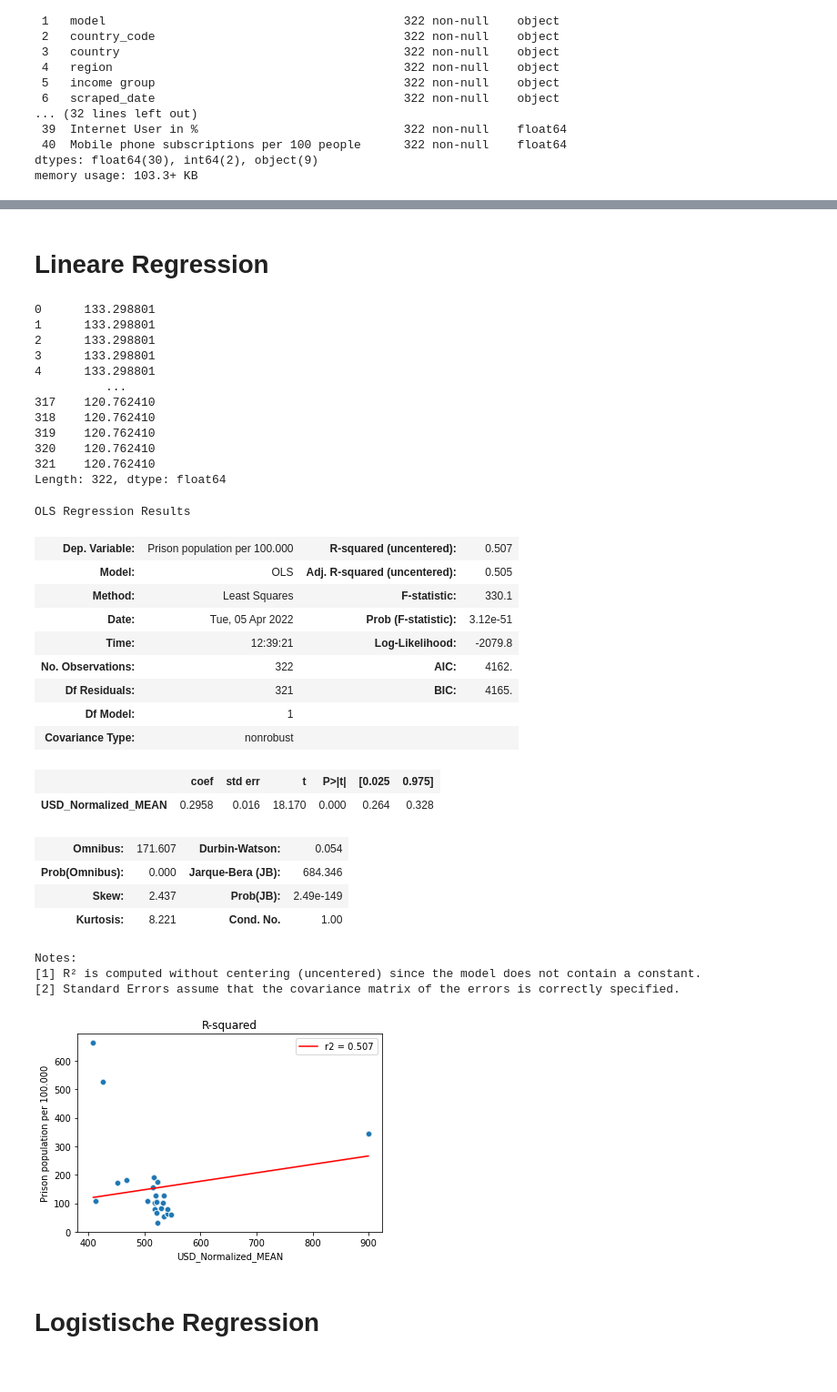
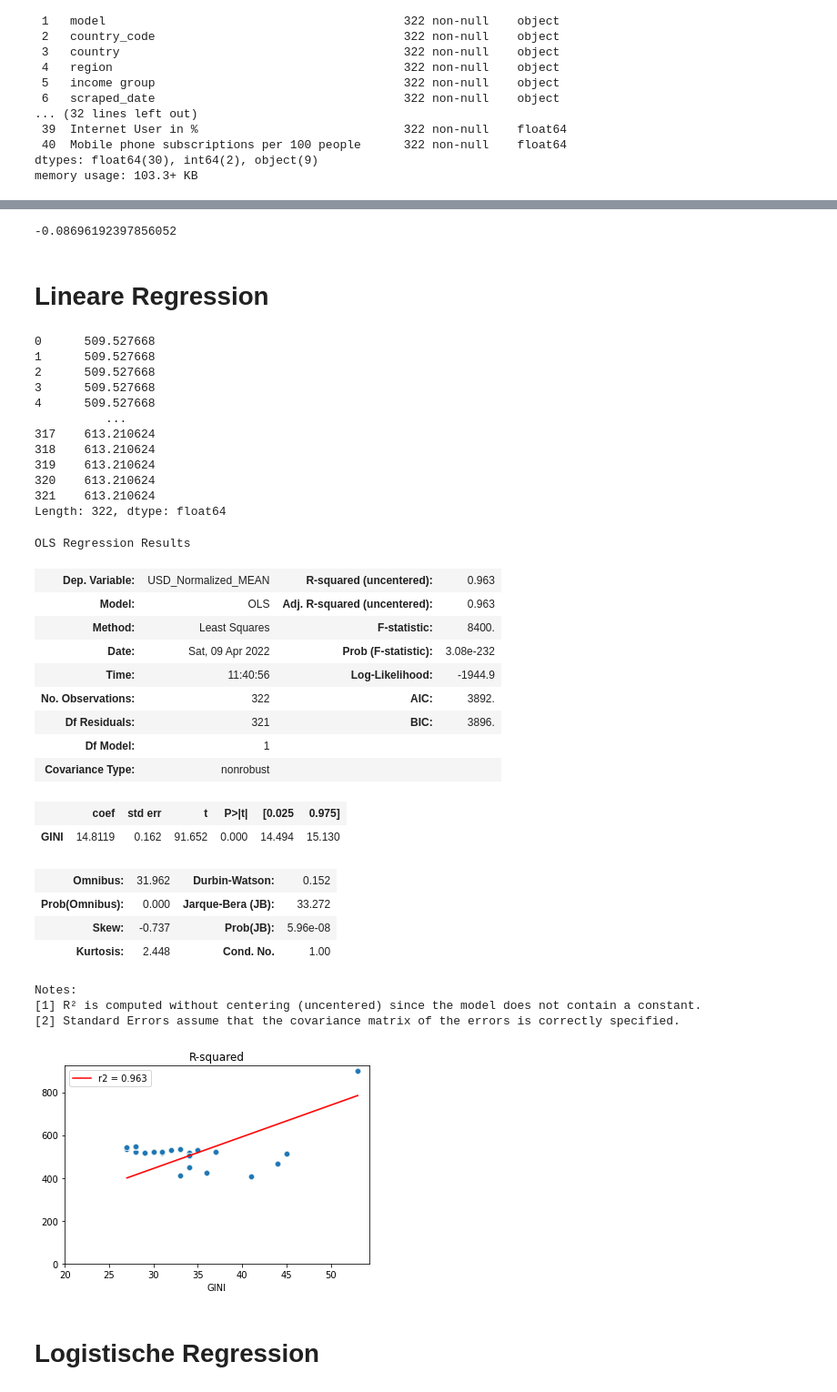
Before and after one commit to lsch0lz/businessintelligence, a Jupyter notebook: Analysis.ipynb, the cells around one changed output, grey strips where cells are left out. Shown: that part at 91% size. Saved outputs shown, nothing was run; the diff lists cells and outputs as text; code cells hidden in the pictures.

```diff
--- a/Analysis.ipynb
+++ b/Analysis.ipynb
@@ -41,61 +72,65 @@ memory usage: 103.3+ KB
+# %%
+df["USD_Normalized_MEAN"].corr(df["Prison population per 100.000"])
+# %% [output]
+-0.08696192397856052
 # %% [markdown]
 # Lineare Regression
 # %%
-y = df["Prison population per 100.000"]
-x = df["USD_Normalized_MEAN"]
+X = df["GINI"]
+y = df["USD_Normalized_MEAN"]
 # %%
 # x = sm.add_constant(x1)
-lm = sm.OLS(y,x).fit()
+lm = sm.OLS(y,X).fit()
 # %%
-lm.predict(x)
+lm.predict(X)
 # %% [output]
-0      133.298801
-1      133.298801
-2      133.298801
-3      133.298801
-4      133.298801
+0      509.527668
+1      509.527668
+2      509.527668
+3      509.527668
+4      509.527668
           ...
-317    120.762410
-318    120.762410
-319    120.762410
-320    120.762410
-321    120.762410
+317    613.210624
+318    613.210624
+319    613.210624
+320    613.210624
+321    613.210624
 Length: 322, dtype: float64
 # %%
 lm.summary()
 # %% [output]
 OLS Regression Results
-| Dep. Variable: | Prison population per 100.000 | R-squared (uncentered): | 0.507 |
-| Model: | OLS | Adj. R-squared (uncentered): | 0.505 |
-| Method: | Least Squares | F-statistic: | 330.1 |
-| Date: | Tue, 05 Apr 2022 | Prob (F-statistic): | 3.12e-51 |
-| Time: | 12:39:21 | Log-Likelihood: | -2079.8 |
-| No. Observations: | 322 | AIC: | 4162. |
-| Df Residuals: | 321 | BIC: | 4165. |
+| Dep. Variable: | USD_Normalized_MEAN | R-squared (uncentered): | 0.963 |
+| Model: | OLS | Adj. R-squared (uncentered): | 0.963 |
+| Method: | Least Squares | F-statistic: | 8400. |
+| Date: | Sat, 09 Apr 2022 | Prob (F-statistic): | 3.08e-232 |
+| Time: | 11:40:56 | Log-Likelihood: | -1944.9 |
+| No. Observations: | 322 | AIC: | 3892. |
+| Df Residuals: | 321 | BIC: | 3896. |
 | Df Model: | 1 |  |  |
 | Covariance Type: | nonrobust |  |  |
 |  | coef | std err | t | P>|t| | [0.025 | 0.975] |
-| USD_Normalized_MEAN | 0.2958 | 0.016 | 18.170 | 0.000 | 0.264 | 0.328 |
+| GINI | 14.8119 | 0.162 | 91.652 | 0.000 | 14.494 | 15.130 |
-| Omnibus: | 171.607 | Durbin-Watson: | 0.054 |
-| Prob(Omnibus): | 0.000 | Jarque-Bera (JB): | 684.346 |
-| Skew: | 2.437 | Prob(JB): | 2.49e-149 |
-| Kurtosis: | 8.221 | Cond. No. | 1.00 |
+| Omnibus: | 31.962 | Durbin-Watson: | 0.152 |
+| Prob(Omnibus): | 0.000 | Jarque-Bera (JB): | 33.272 |
+| Skew: | -0.737 | Prob(JB): | 5.96e-08 |
+| Kurtosis: | 2.448 | Cond. No. | 1.00 |
 Notes:
 [1] R² is computed without centering (uncentered) since the model does not contain a constant.
 [2] Standard Errors assume that the covariance matrix of the errors is correctly specified.
 # %%
 # plotting the data points
-sns.scatterplot(x=df['USD_Normalized_MEAN'], y=y)
+sns.scatterplot(x=df['GINI'], y=y)
 #plotting the line
-sns.lineplot(x=df['USD_Normalized_MEAN'],y=lm.predict(x), color='red', label="r2 = 0.507")
+sns.lineplot(x=df['GINI'],y=lm.predict(X), color='red', label="r2 = 0.963")
 #axes
-plt.xlim(380)
+plt.xlim(20)
 plt.ylim(0)
 plt.title("R-squared")
 # plt.legend("r2", loc="lower right")
 plt.show()
 # %% [output]
-[figure, old version]
+[figure, new version]
 # %% [markdown]
 # Logistische Regression
 # %%
```
Also changed, not shown: parts of 27 cells of this notebook, 4 other files.
